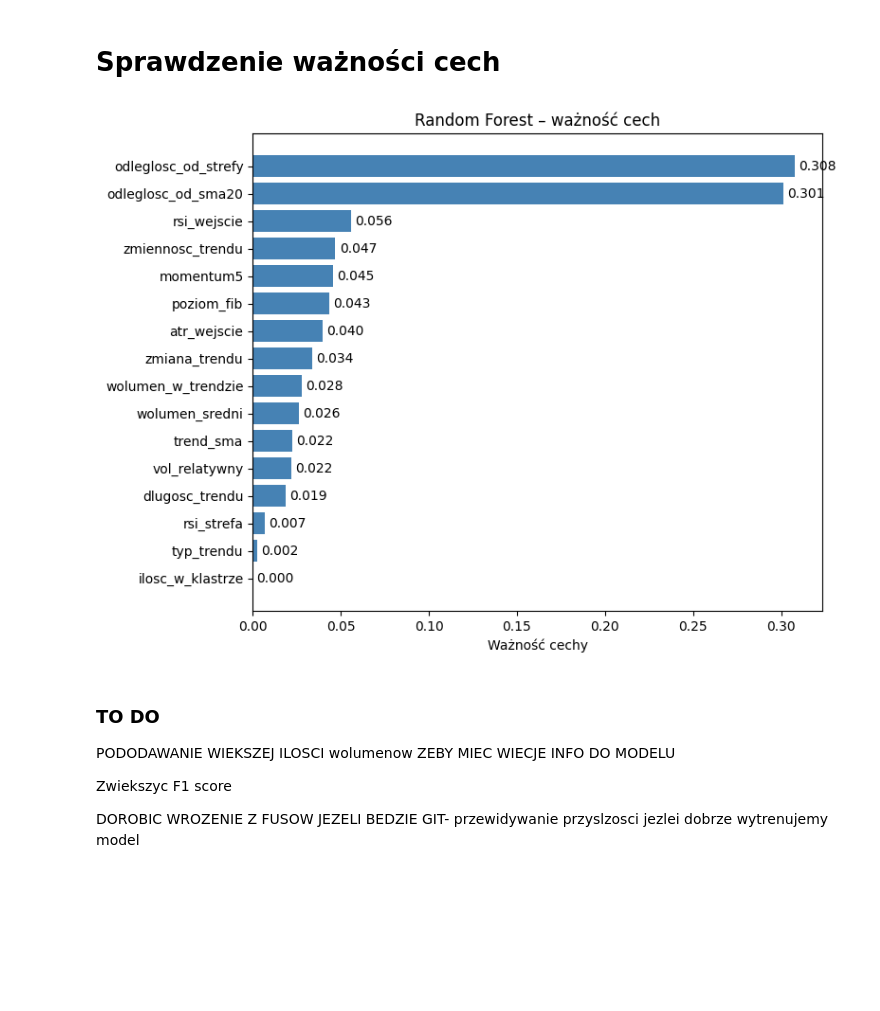
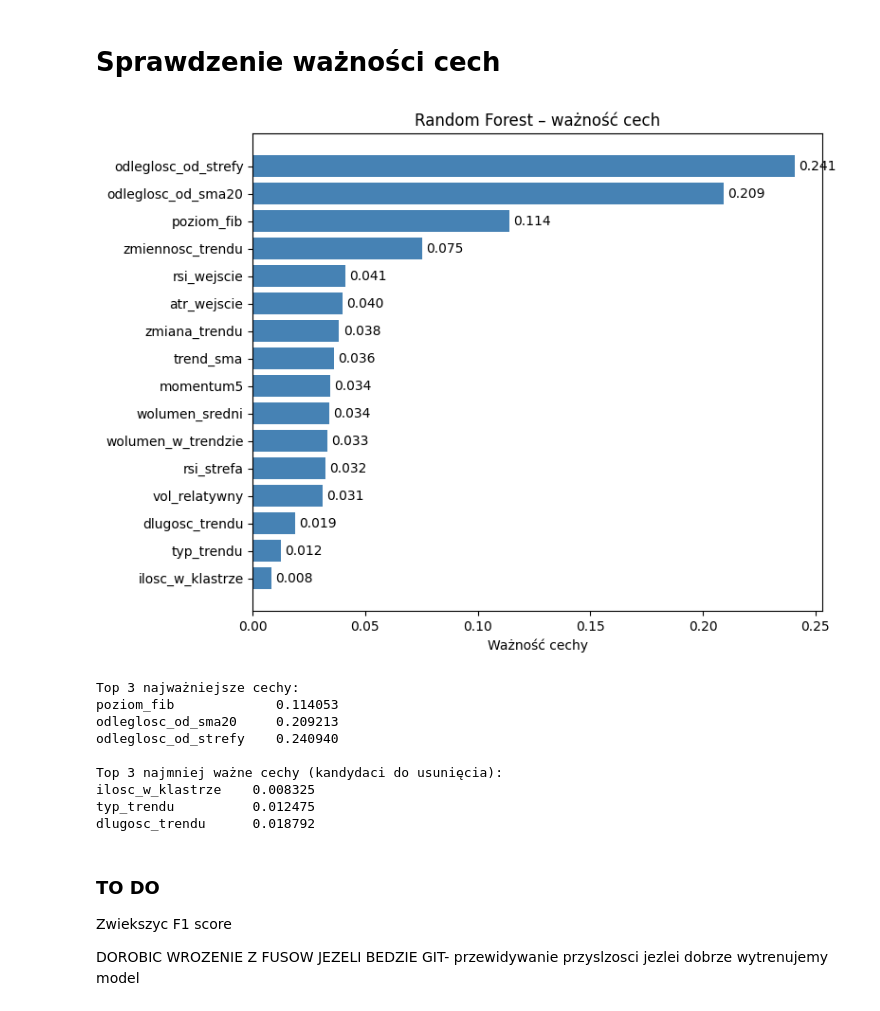
Before and after one commit to Paffeueq/fibonacci-retracement-ml, a Jupyter notebook: dyplomowy.ipynb, the cells around one changed output. Saved outputs shown, nothing was run; the diff lists cells and outputs as text; code cells hidden in the pictures; blank space fills up the shorter version.

Commit message:
adding more indexes and xgboost

```diff
--- a/dyplomowy.ipynb
+++ b/dyplomowy.ipynb
@@ -638,0 +827,32 @@ weighted avg       0.92      0.84      0.87       263
+# %%
+modele = {
+    "Random Forest":        (RandomForestClassifier(n_estimators=100, random_state=42,
+                                                    class_weight='balanced', min_samples_leaf=5),
+                             X_train_res, X_test),
+    "Drzewo decyzyjne":     (DecisionTreeClassifier(random_state=42,
+                                                    class_weight='balanced'),
+                             X_train_res, X_test),
+    "SVM":                  (SVC(random_state=42, class_weight='balanced', probability=True),
+                             X_train_res_scaled, X_test_scaled_res),
+    "Regresja logistyczna": (LogisticRegression(random_state=42, class_weight='balanced'),
+                             X_train_res_scaled, X_test_scaled_res),
+    "XGBoost":              (XGBClassifier(n_estimators=300, max_depth=6, learning_rate=0.05,
+                                           subsample=0.8, colsample_bytree=0.8,
+                                           random_state=42, eval_metric="logloss"),
+                             X_train_res, X_test),
+}
+
+for nazwa, (model, X_tr, X_te) in modele.items():
+    model.fit(X_tr, y_train_res)
+    y_pred = model.predict(X_te)
+    cm = confusion_matrix(y_test, y_pred)
+    print(f"{'='*50}")
+    print(f"{nazwa}")
+    print(f"  Dokładność : {accuracy_score(y_test, y_pred):.2f}")
+    print(f"  F1-score   : {f1_score(y_test, y_pred, zero_division=0):.2f}")
+    print(f"  Macierz pomyłek:")
+    print(f"    [[TN={cm[0,0]:>4}  FP={cm[0,1]:>4}]")
+    print(f"     [FN={cm[1,0]:>4}  TP={cm[1,1]:>4}]]")
+    print(classification_report(y_test, y_pred,
+                                target_names=["nietrafiona", "trafiona"],
+                                zero_division=0))
@@ -639,21 +943,38 @@ weighted avg       0.92      0.84      0.87       263
 # %% [markdown]
 # Sprawdzenie ważności cech
 # %%
-rf_model = modele["Random Forest"][0]
-importances = pd.Series(rf_model.feature_importances_, index=X_train.columns).sort_values(ascending=True)
+rf_model    = modele["Random Forest"][0]
+importances = pd.Series(rf_model.feature_importances_,
+                        index=X_train_res.columns if hasattr(X_train_res, 'columns')
+                        else X_train.columns).sort_values(ascending=True)
+
 fig, ax = plt.subplots(figsize=(8, 6))
 bars = ax.barh(importances.index, importances.values, color="steelblue")
 ax.set_xlabel("Ważność cechy")
 ax.set_title("Random Forest – ważność cech")
 ax.bar_label(bars, fmt="%.3f", padding=3)
 plt.tight_layout()
 plt.show()
+
+# bonus — top 3 najważniejszych i najsłabszych cech
+print("Top 3 najważniejsze cechy:")
+print(importances.tail(3).to_string())
+print("\nTop 3 najmniej ważne cechy (kandydaci do usunięcia):")
+print(importances.head(3).to_string())
 # %% [output]
-[figure, old version]
+[figure, new version]
+Top 3 najważniejsze cechy:
+poziom_fib             0.114053
+odleglosc_od_sma20     0.209213
+odleglosc_od_strefy    0.240940
+
+Top 3 najmniej ważne cechy (kandydaci do usunięcia):
+ilosc_w_klastrze    0.008325
+typ_trendu          0.012475
+dlugosc_trendu      0.018792
 # %% [markdown]
 ### TO DO
 
-PODODAWANIE WIEKSZEJ ILOSCI wolumenow ZEBY MIEC WIECJE INFO DO MODELU
 
 Zwiekszyc F1 score
 
```
Also changed, not shown: parts of 19 cells of this notebook.
